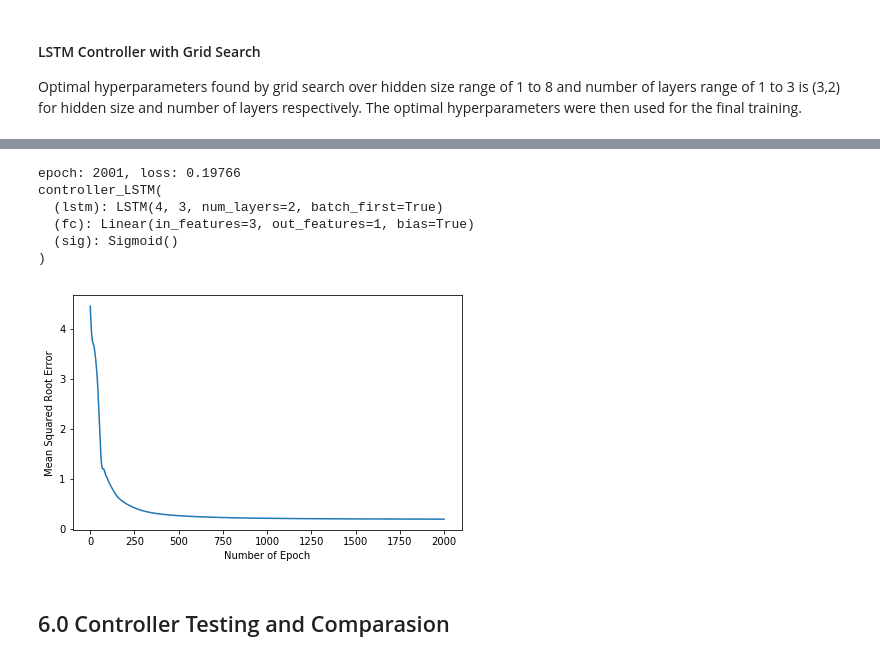
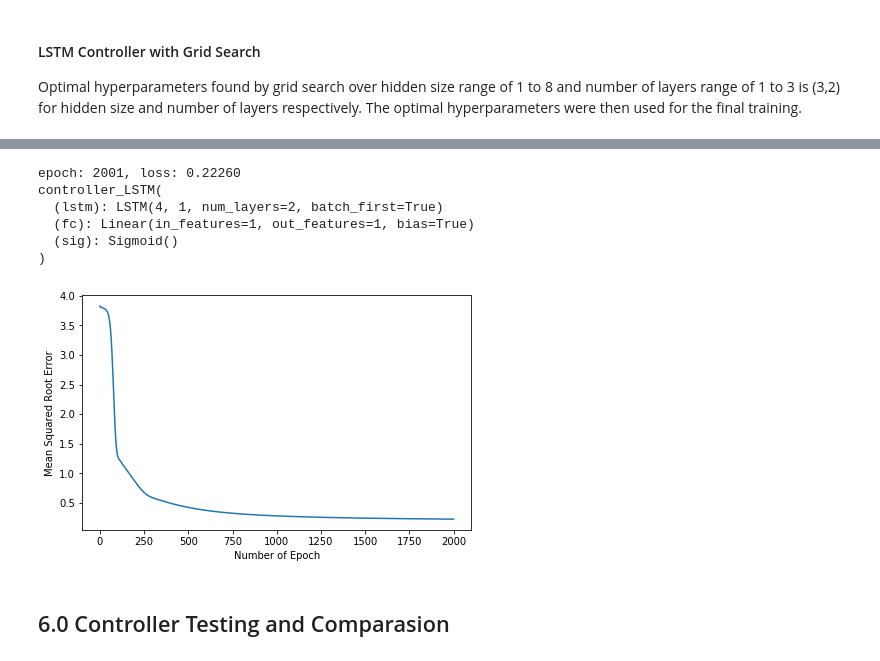
Before and after one commit to LillyYu2019/MIE1516_NN_for_Controls, a Jupyter notebook: Final Report - Controller Training.ipynb, the cells around one changed output, grey strips where cells are left out. Saved outputs shown, nothing was run; the diff lists cells and outputs as text; code cells hidden in the pictures.

```diff
--- a/Final Report - Controller Training.ipynb
+++ b/Final Report - Controller Training.ipynb
@@ -582,5 +614,5 @@ Training = True
 # %%
-model_controller_FC = controller_FC()
+model_controller_FC = controller_FC(node_exp=FC_op[0],num_layers=FC_op[1])
 model_controller_FC.cuda()
 
 
@@ -621,9 +654,10 @@ if Gridsearch:
         for y in range(3):
             model_controller_RNN = controller_RNN(hidden_size=i+1,num_layers=y+1).cuda()
             count,loss_graph = train_controller(model_controller_RNN,model_plant_LSTM,init_cond_data_n,N=1501)
-            TotalReward, pole_ang_MSE, car_pos_MSE,runtime = play_policy(model_controller_RNN,normalizer,N=100,hidden_on=True)
+            TotalReward, pole_ang_MSE, car_pos_MSE,runtime = play_policy(model_controller_RNN,normalizer,N=5000,hidden_on=True)
             key.append([i+1,y+1])
             gridsearch_loss_RNN.append(pole_ang_MSE)
 
-print(key[gridsearch_loss_RNN.index(min(gridsearch_loss_RNN))])
+    RNN_op= key[gridsearch_loss_RNN.index(min(gridsearch_loss_RNN))]
+    print(RNN_op)
 # %% [output]
@@ -631,5 +666,5 @@ print(key[gridsearch_loss_RNN.index(min(gridsearch_loss_RNN))])
 # %%
-model_controller_RNN = controller_RNN(hidden_size=2,num_layers=1)
+model_controller_RNN = controller_RNN(hidden_size=RNN_op[0],num_layers=RNN_op[1])
 model_controller_RNN.cuda()
 
 PATH = 'Models/model_controller_RNN'
@@ -668,8 +703,9 @@ if Gridsearch:
             model_controller_LSTM.cuda()
             count,loss_graph = train_controller(model_controller_LSTM,model_plant_LSTM,init_cond_data_n,N=1501)
             key.append([i+1,y+1])
-            TotalReward, pole_ang_MSE, car_pos_MSE,runtime = play_policy(model_controller_LSTM,normalizer,N=100,hidden_on=True)
+            TotalReward, pole_ang_MSE, car_pos_MSE,runtime = play_policy(model_controller_LSTM,normalizer,N=5000,hidden_on=True)
             gridsearch_loss_LSTM.append(pole_ang_MSE)
 
-    print(key[gridsearch_loss_LSTM.index(min(gridsearch_loss_LSTM))])
+    LSTM_op= key[gridsearch_loss_LSTM.index(min(gridsearch_loss_LSTM))]
+    print(LSTM_op)
 # %% [output]
@@ -678,26 +714,26 @@ epoch: 1501, loss: 0.19200
 # %%
-model_controller_LSTM = controller_LSTM(hidden_size=3,num_layers=2)
+model_controller_LSTM = controller_LSTM(hidden_size=LSTM_op[0],num_layers=LSTM_op[1])
 model_controller_LSTM.cuda()
 
 PATH = 'Models/model_controller_LSTM'
 
 if Training:
 
     count,loss_graph = train_controller(model_controller_LSTM,model_plant_LSTM,init_cond_data_n)
     print(model_controller_LSTM)
     plot_loss(count,loss_graph)
     torch.save(model_controller_LSTM.state_dict(), PATH)
 
 else:
     model_controller_LSTM.load_state_dict(torch.load(PATH))
 # %% [output]
-epoch: 2001, loss: 0.19766
+epoch: 2001, loss: 0.22260
 controller_LSTM(
-  (lstm): LSTM(4, 3, num_layers=2, batch_first=True)
-  (fc): Linear(in_features=3, out_features=1, bias=True)
+  (lstm): LSTM(4, 1, num_layers=2, batch_first=True)
+  (fc): Linear(in_features=1, out_features=1, bias=True)
   (sig): Sigmoid()
 )
-[figure, old version]
+[figure, new version]
 # %% [markdown]
 ## 6.0 Controller Testing and Comparasion  <a class="anchor" id="6"></a>
 # %%
```
Also changed, not shown: parts of 20 cells of this notebook.
